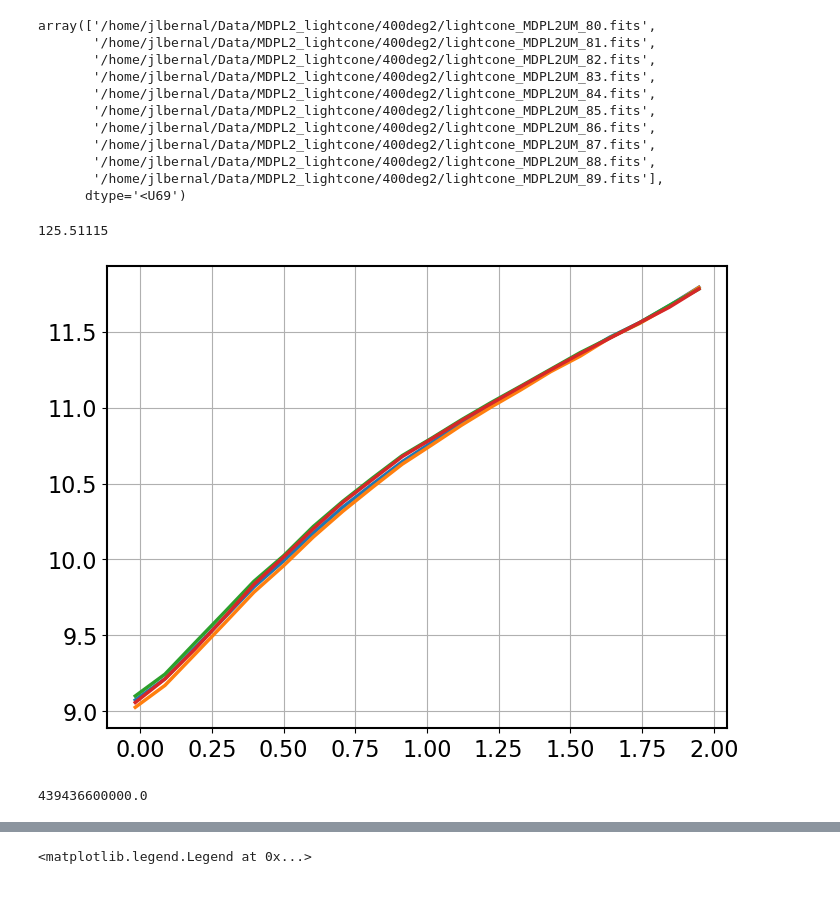
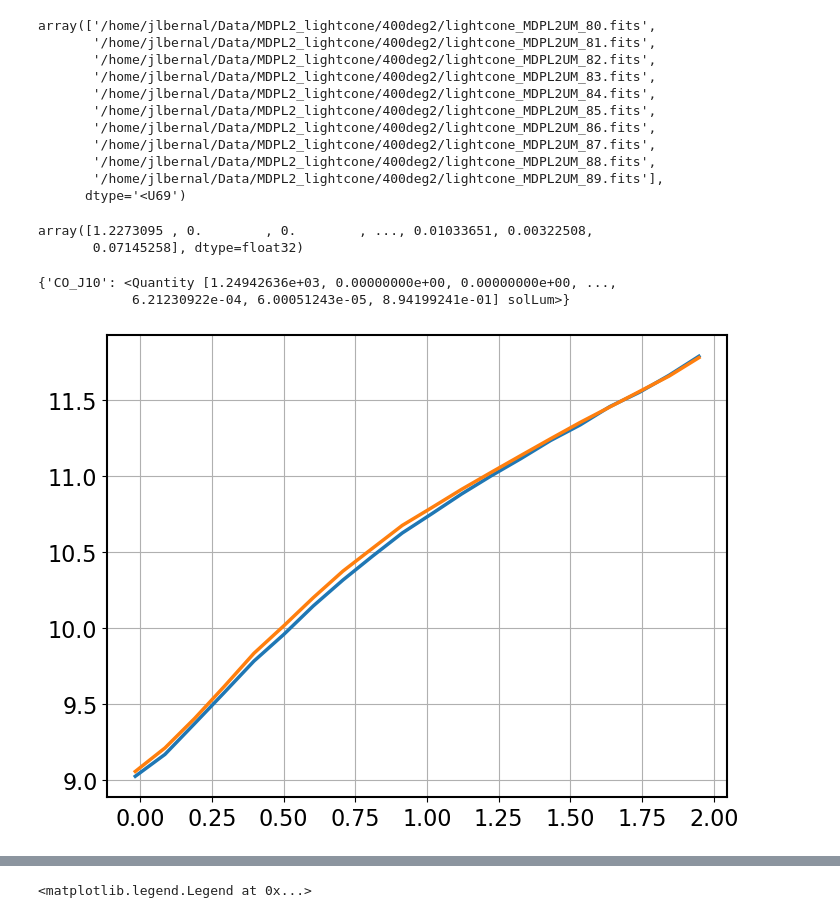
Before and after one commit to kokron/skyLine, a Jupyter notebook: notebooks/TdustPerGalaxyCompute-WIP-Jose.ipynb, the cells around one changed output, grey strips where cells are left out. Drawn from its saved outputs; the diff is of its cells as text; code cells hidden in the pictures.

```diff
--- a/notebooks/TdustPerGalaxyCompute-WIP-Jose.ipynb
+++ b/notebooks/TdustPerGalaxyCompute-WIP-Jose.ipynb
@@ -249,33 +303,37 @@ LIR_pars = dict(IRX_name='Bouwens2020', log10Ms_IRX=9.63, alpha_IRX=1.37, sigma_
             K_IR=1.38e-10, K_UV=1.53e-10)
 
 LIRvec = LIR([], LC_CO.halo_catalog_all, LC_CO.halo_catalog_all['SFR_HALO'], LIR_pars, rng)
+# %%
+LC_CO.halo_catalog_all['SFR_HALO']
+# %% [output]
+array([1.2273095 , 0.        , 0.        , ..., 0.01033651, 0.00322508,
+       0.07145258], dtype=float32)
 # %%
-np.max(LC_CO.halo_catalog_all['SFR_HALO'])
+LC_CO.L_line_halo_all
 # %% [output]
-125.51115
+{'CO_J10': <Quantity [1.24942636e+03, 0.00000000e+00, 0.00000000e+00, ...,
+            6.21230922e-04, 6.00051243e-05, 8.94199241e-01] solLum>}
 # %%
 logSFR=np.linspace(-1,2,30)
 logsfrcat = np.log10(LC_CO.halo_catalog_all['SFR_HALO'])
-meanLIR2=[]
-medianLIR2=[]
+meanLIR=[]
+medianLIR=[]
 for i in range(len(logSFR)-1):
     inds = (logsfrcat>=logSFR[i])&(logsfrcat<logSFR[i+1])&(np.log10(LC_CO.halo_catalog_all['SFR_HALO'])>0)
-    lir = np.log10(LIRvec[inds])
-    meanLIR2.append(np.mean(lir))
-    medianLIR2.append(np.median(lir))
+    lir = np.log10(LIRvec[inds].value)
+    meanLIR.append(np.mean(lir))
+    medianLIR.append(np.median(lir))
 
-meanLIR2 = np.asarray(meanLIR2)
-medianLIR2 = np.asarray(medianLIR2)
+meanLIR = np.asarray(meanLIR)
+medianLIR = np.asarray(medianLIR)
 # %%
 binlogsfr = 0.5*(logSFR[1:]+logSFR[:-1])
 # %%
 plt.plot(binlogsfr,(meanLIR))
-plt.plot(binlogsfr,(meanLIR2))
 plt.plot(binlogsfr,(medianLIR))
-plt.plot(binlogsfr,(medianLIR2))
 plt.grid()
 # %% [output]
-[figure, old version]
+[figure, new version]
 # %%
 mdust = Mdust(LC_CO.halo_catalog_all)
 # %%
@@ -297,7 +355,3 @@ def analytic_msssfr(Mstar, z=3):
     return log10ssfr
 # %%
 inds = LC_CO.halo_catalog_all['SM_HALO']>0
-# %%
-np.max(LC_CO.halo_catalog_all['SM_HALO'][inds])
-# %% [output]
-439436600000.0
```
Also changed, not shown: parts of 20 cells of this notebook.
